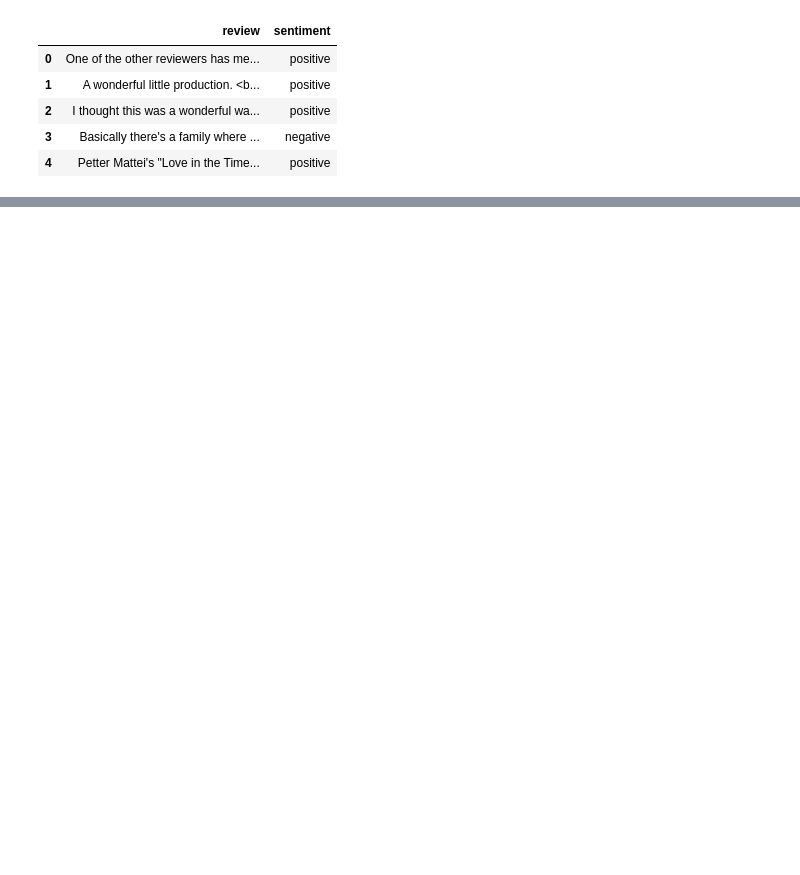
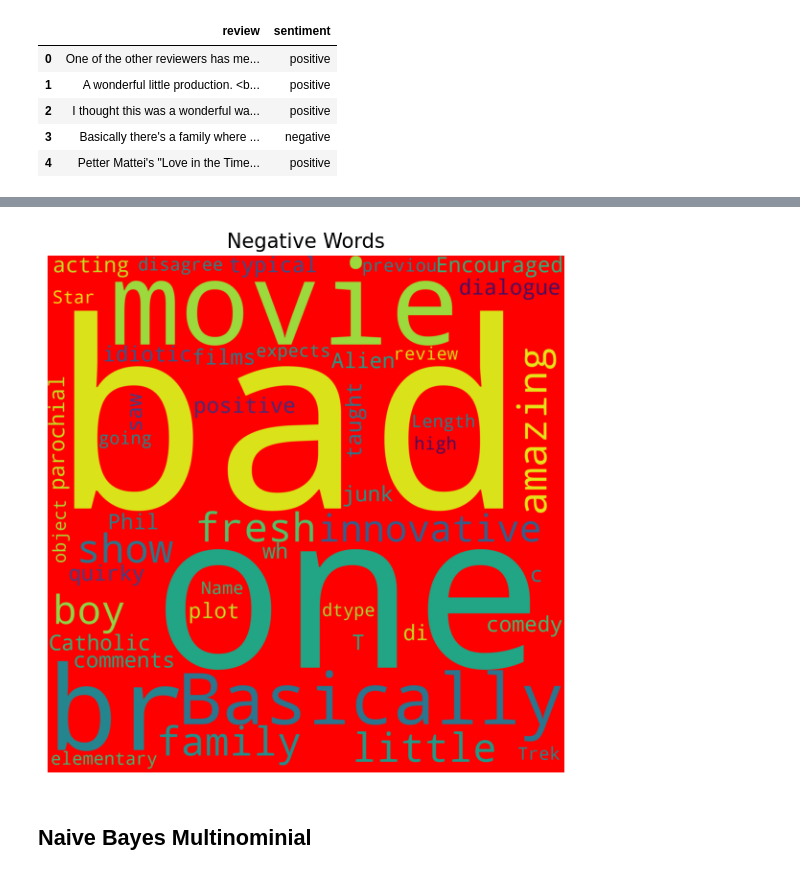
Before and after one commit to krison44/CSCE-5290-project, a Jupyter notebook: CSCE_5290_group_12_code.ipynb, the cells around one changed output, grey strips where cells are left out. Drawn from its saved outputs; the diff is of its cells as text; code cells hidden in the pictures; blank space fills up the shorter version.

```diff
--- a/CSCE_5290_group_12_code.ipynb
+++ b/CSCE_5290_group_12_code.ipynb
@@ -415,3 +67,0 @@ df['review'].iloc[0]
-# %%
-# Preprocessing
-df['target'] = df['sentiment'].apply(lambda x: 1 if x == 'positive' else 0)
@@ -445,2 +67,0 @@ def preprocess(text):
-# %%
-df['preprocessed_review'] = df['review'].apply(preprocess)
@@ -517,0 +163,13 @@ weighted avg       0.85      0.85      0.85     10000
+# %%
+# Wordcloud for negative words
+# This will show in graph what are the words that plays significant role for negative sentiments
+negative = df[df['sentiment'] == 'negative']
+plt.rcParams['figure.figsize'] = (7, 7)
+plt.style.use('fast')
+wc = WordCloud(background_color = 'red', width = 1500, height = 1500).generate(str(negative['review']))
+plt.title('Negative Words', fontsize = 15)
+plt.imshow(wc)
+plt.axis('off')
+plt.show()
+# %% [output]
+[figure, added]
@@ -517,0 +189,2 @@ weighted avg       0.85      0.85      0.85     10000
+# %% [markdown]
+## Naive Bayes Multinominial
```
Also changed, not shown: parts of 96 cells of this notebook, 2 other files.
